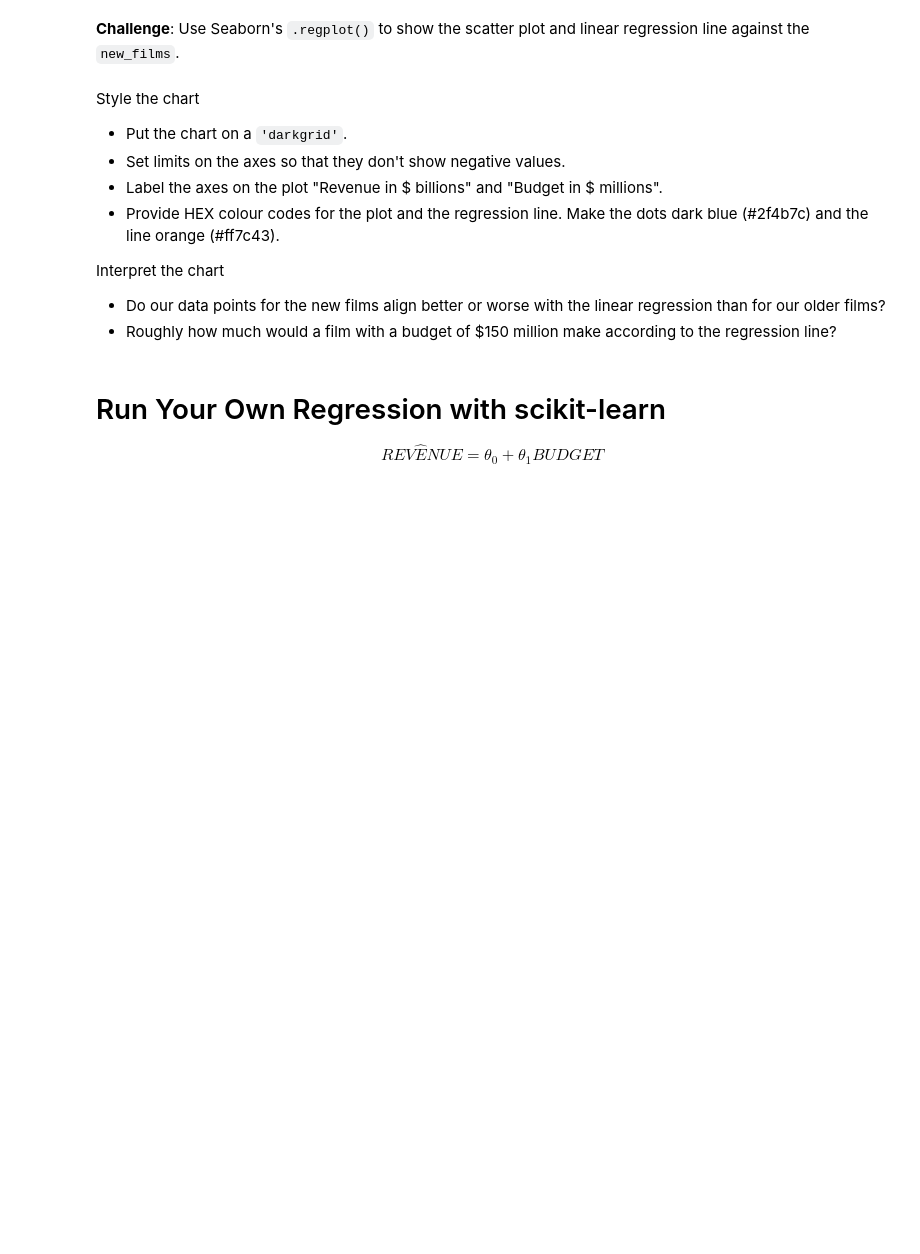
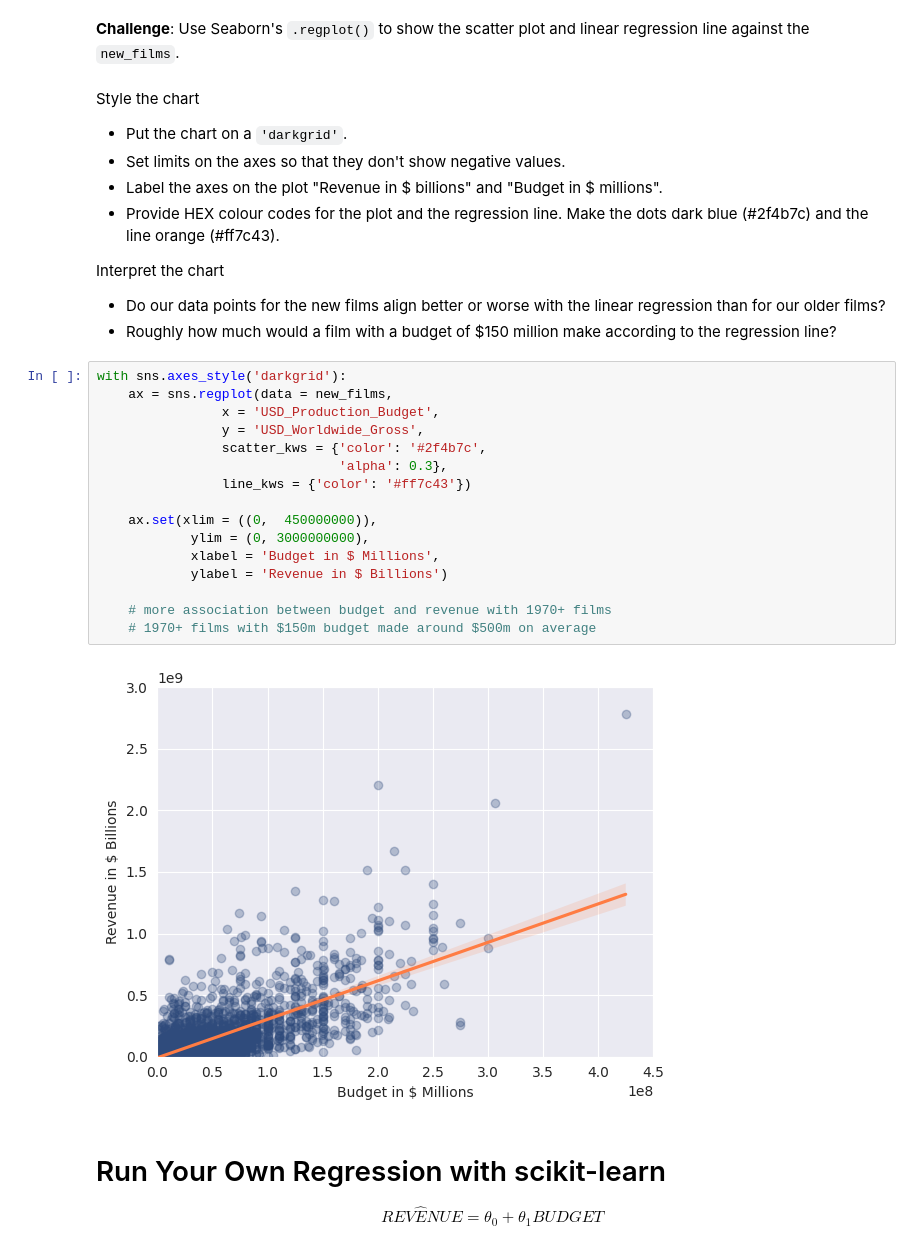
Before and after one commit to bluescreenlife/100-days-of-code, a Jupyter notebook: day_78_seaborn_linreg_visualization/Seaborn_and_Linear_Regression_(start).ipynb, the cells around one changed output. Drawn from its saved outputs; the diff is of its cells as text; blank space fills up the shorter version.

```diff
--- a/day_78_seaborn_linreg_visualization/Seaborn_and_Linear_Regression_(start).ipynb
+++ b/day_78_seaborn_linreg_visualization/Seaborn_and_Linear_Regression_(start).ipynb
@@ -418,6 +430,24 @@ Interpret the chart
 
 * Do our data points for the new films align better or worse with the linear regression than for our older films?
 * Roughly how much would a film with a budget of $150 million make according to the regression line?
+# %%
+with sns.axes_style('darkgrid'):
+    ax = sns.regplot(data = new_films,
+                x = 'USD_Production_Budget',
+                y = 'USD_Worldwide_Gross',
+                scatter_kws = {'color': '#2f4b7c',
+                               'alpha': 0.3},
+                line_kws = {'color': '#ff7c43'})
+
+    ax.set(xlim = ((0,  450000000)),
+            ylim = (0, 3000000000),
+            xlabel = 'Budget in $ Millions',
+            ylabel = 'Revenue in $ Billions')
+
+    # more association between budget and revenue with 1970+ films
+    # 1970+ films with $150m budget made around $500m on average
+# %% [output]
+[figure, added]
 # %% [markdown]
 # Run Your Own Regression with scikit-learn
 
```
Also changed, not shown: parts of 1 cell of this notebook.
